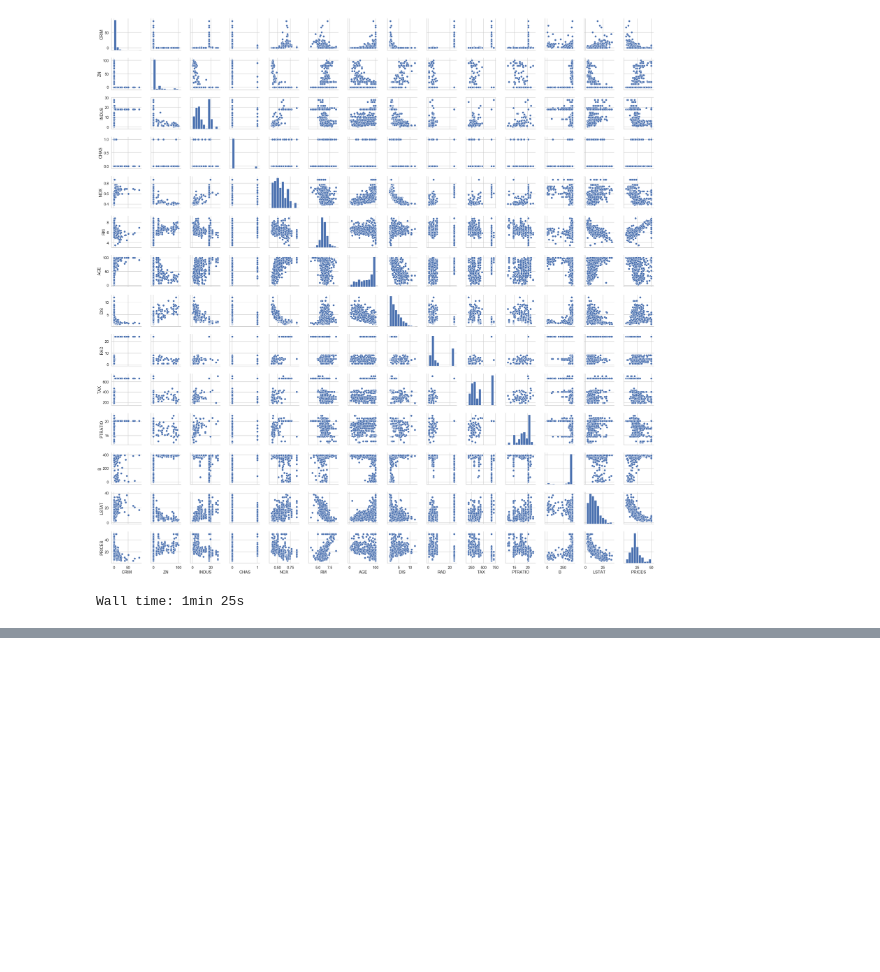
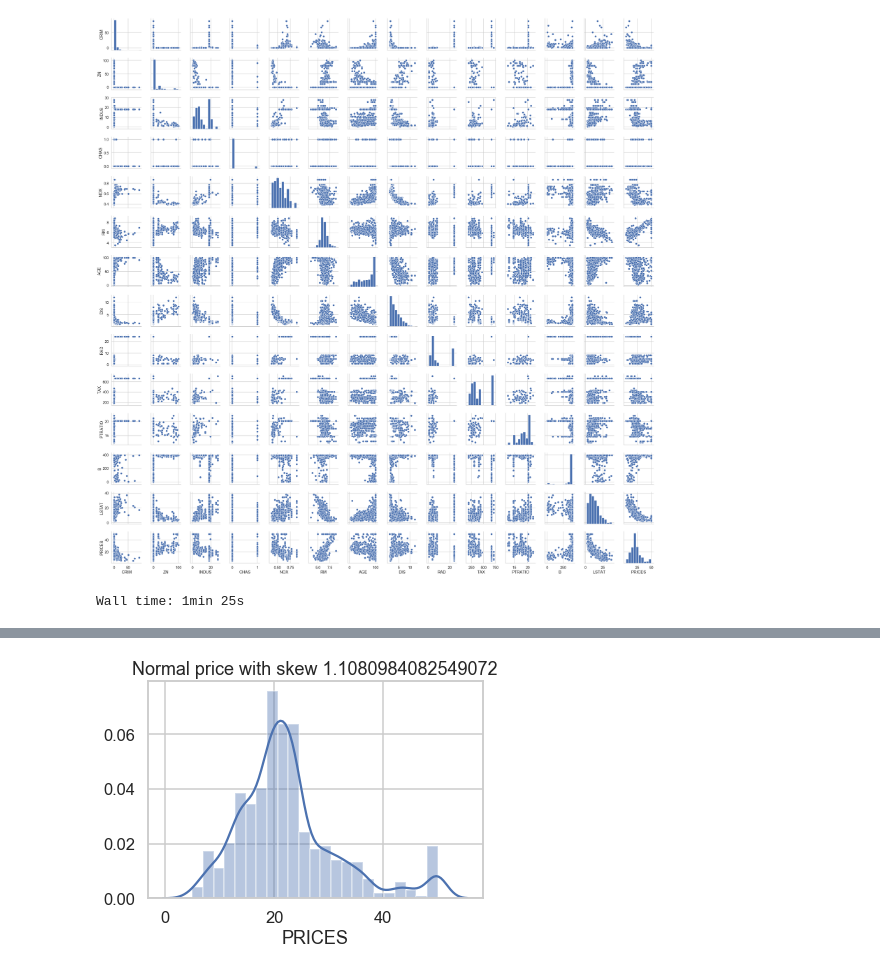
Before and after one commit to Nagaraj-U/Boston-Houseprice-Predictions, a Jupyter notebook: Boston_HousePrices_Prediction.ipynb, the cells around one changed output, grey strips where cells are left out. Cells and saved outputs as stored; diff of their text form; code cells hidden in the pictures; blank space fills up the shorter version.

```diff
--- a/Boston_HousePrices_Prediction.ipynb
+++ b/Boston_HousePrices_Prediction.ipynb
@@ -585,0 +680,7 @@ Wall time: 2min 5s
+# %%
+skew_y=data['PRICES'].skew()
+sns.distplot(data['PRICES'])
+plt.title(f'Normal price with skew {skew_y}')
+plt.show()
+# %% [output]
+[figure, added]
```
Also changed, not shown: parts of 25 cells of this notebook.
